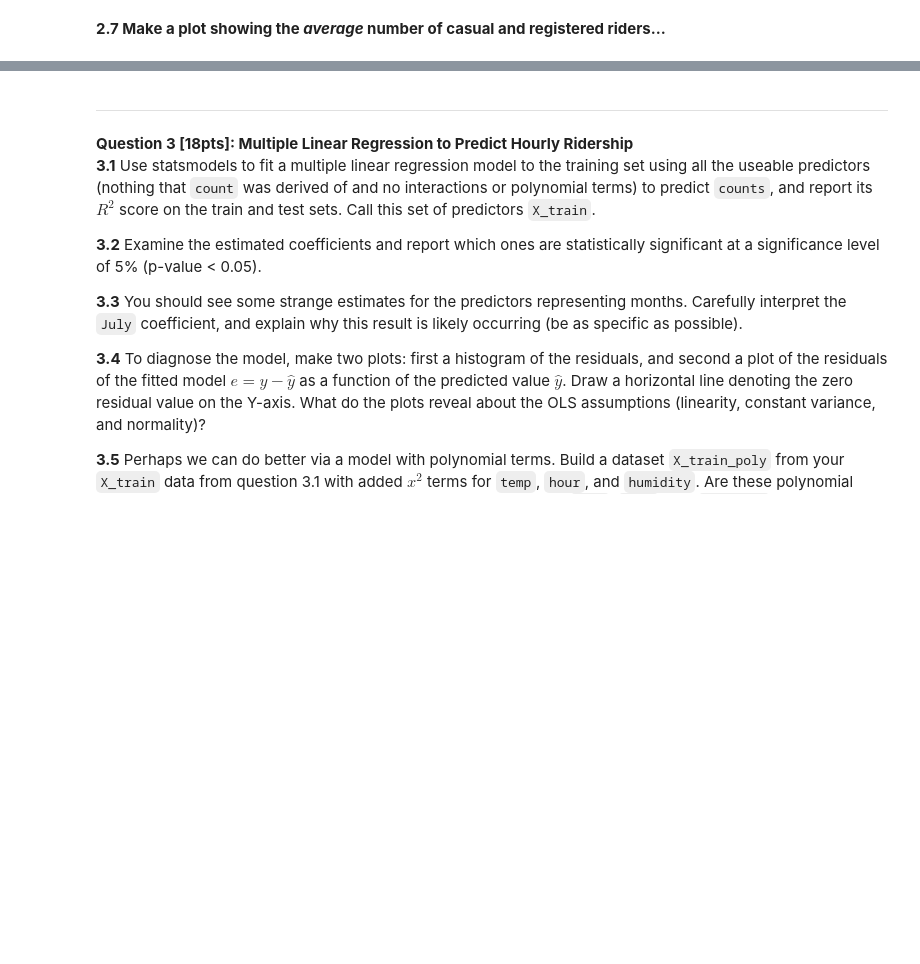
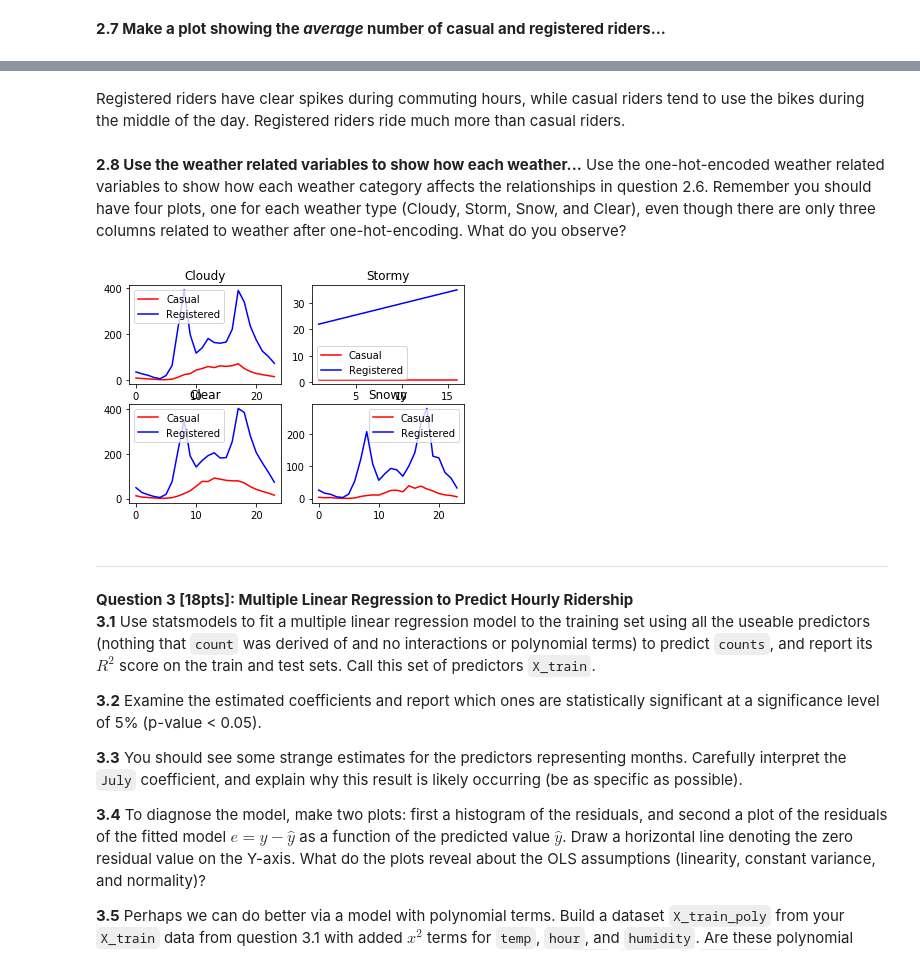
Before and after one commit to katiegrosch/2019-CS109A, a Jupyter notebook: content/homeworks/cs109a_hw3_209/cs109a_hw3.ipynb, the cells around one changed output, grey strips where cells are left out. Saved outputs shown, nothing was run; the diff lists cells and outputs as text; code cells hidden in the pictures; blank space fills up the shorter version.

```diff
--- a/content/homeworks/cs109a_hw3_209/cs109a_hw3.ipynb
+++ b/content/homeworks/cs109a_hw3_209/cs109a_hw3.ipynb
@@ -260,3 +290,39 @@ bikes_train, bikes_test = train_test_split(bikes_df, random_state=90, train_size
+# %% [markdown]
+Registered riders have clear spikes during commuting hours, while casual riders tend to use the bikes during the middle of the day. Registered riders ride much more than casual riders.
+# %% [markdown]
+**2.8 Use the weather related variables to show how each weather...** Use the one-hot-encoded weather related variables to show how each weather category affects the relationships in question 2.6. Remember you should have four plots, one for each weather type (Cloudy, Storm, Snow, and Clear), even though there are only three columns related to weather after one-hot-encoding. What do you observe?
+# %%
+cloudy = BSS_train[BSS_train['Cloudy']==1].groupby('hour', as_index=False).agg(aggregation)
+storm = BSS_train[BSS_train['Storm']==1].groupby('hour', as_index=False).agg(aggregation)
+snow = BSS_train[BSS_train['Snow']==1].groupby('hour',as_index=False).agg(aggregation)
+clear = BSS_train[(BSS_train['Cloudy']==0) & (BSS_train['Storm']==0) & (BSS_train['Snow']==0)].groupby('hour', as_index=False).agg(aggregation)
+
+
+fig, axs = plt.subplots(2, 2)
+axs[0, 0].plot(cloudy['hour'], cloudy['casual'], color='red', label='Casual')
+axs[0, 0].plot(cloudy['hour'], cloudy['registered'], color='blue', label='Registered')
+axs[0, 0].legend()
+axs[0, 0].set_title("Cloudy")
+
+axs[0, 1].plot(storm['hour'], storm['casual'], color='red', label='Casual')
+axs[0, 1].plot(storm['hour'], storm['registered'], color='blue', label='Registered')
+axs[0, 1].legend()
+axs[0, 1].set_title("Stormy")
+
+axs[1, 1].plot(snow['hour'], snow['casual'], color='red', label='Casual')
+axs[1, 1].plot(snow['hour'], snow['registered'], color='blue', label='Registered')
+axs[1, 1].legend()
+axs[1, 1].set_title("Snowy")
+
+axs[1, 0].plot(clear['hour'], clear['casual'], color='red', label='Casual')
+axs[1, 0].plot(clear['hour'], clear['registered'], color='blue', label='Registered')
+axs[1, 0].legend()
+axs[1, 0].set_title("Clear")
+
+
+plt.show()
+# %% [output]
+[figure, added]
 # %% [markdown]
 ---
 # %% [markdown]
```
Also changed, not shown: parts of 12 cells of this notebook.
